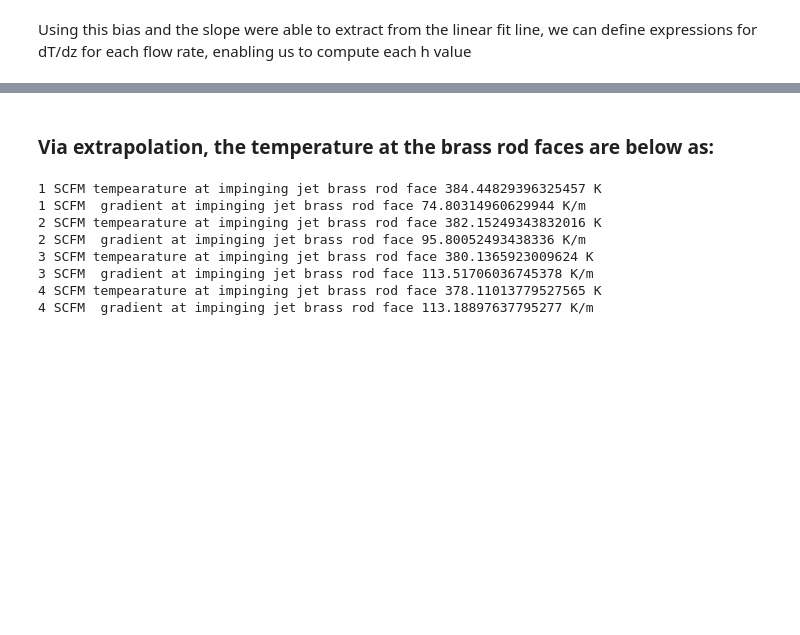
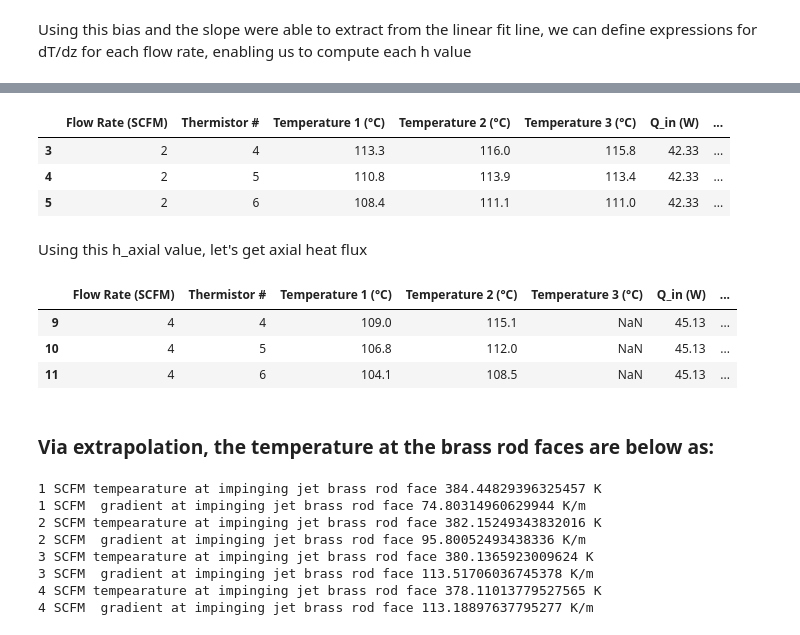
Before and after one commit to rahilisashaik/cbe154, a Jupyter notebook: heat-transfer-2/updated_HT_data_analysis.ipynb, the cells around one changed output, grey strips where cells are left out. Cells and saved outputs as stored; diff of their text form; code cells hidden in the pictures; blank space fills up the shorter version.

Commit message:
new U and h values

```diff
--- a/heat-transfer-2/updated_HT_data_analysis.ipynb
+++ b/heat-transfer-2/updated_HT_data_analysis.ipynb
@@ -190,5 +197,0 @@ def Q_axial_4(z):
-# %%
-df_1["Q_axial (W)"] = df_1["positions (m)"].apply(Q_axial_1)
-df_2["Q_axial (W)"] = df_2["positions (m)"].apply(Q_axial_2)
-df_3["Q_axial (W)"] = df_3["positions (m)"].apply(Q_axial_3)
-df_4["Q_axial (W)"] = df_4["positions (m)"].apply(Q_axial_4)
@@ -202,3 +198,41 @@ df_1
+# %%
+def h_1(T):
+    return (k_brass * slope_1)  / (T - T_air)
+
+def h_2(T):
+    return (k_brass * slope_2)  / (T - T_air)
+
+def h_3(T):
+    return (k_brass * slope_3)  / (T - T_air)
+
+def h_4(T):
+    return (k_brass * slope_4)  / (T - T_air)
+# %%
+df_1["h_axial (W/m^2 K)"] = df_1["Avg Temp (K)"].apply(h_1)
+df_2["h_axial (W/m^2 K)"] = df_2["Avg Temp (K)"].apply(h_2)
+df_3["h_axial (W/m^2 K)"] = df_3["Avg Temp (K)"].apply(h_3)
+df_4["h_axial (W/m^2 K)"] = df_4["Avg Temp (K)"].apply(h_4)
+# %%
+df_2
+# %% [output]
+|  | Flow Rate (SCFM) | Thermistor # | Temperature 1 (°C) | Temperature 2 (°C) | Temperature 3 (°C) | Q_in (W) | ... |
+| 3 | 2 | 4 | 113.3 | 116.0 | 115.8 | 42.33 | ... |
+| 4 | 2 | 5 | 110.8 | 113.9 | 113.4 | 42.33 | ... |
+| 5 | 2 | 6 | 108.4 | 111.1 | 111.0 | 42.33 | ... |
+# %% [markdown]
+Using this h_axial value, let's get axial heat flux
+# %%
+df_1["q_axial (W/m^2)"] = df_1["h_axial (W/m^2 K)"] * (df_1["Avg Temp (K)"] - T_air_jet)
+df_2["q_axial (W/m^2)"] = df_2["h_axial (W/m^2 K)"] * (df_2["Avg Temp (K)"] - T_air_jet)
+df_3["q_axial (W/m^2)"] = df_3["h_axial (W/m^2 K)"] * (df_3["Avg Temp (K)"] - T_air_jet)
+df_4["q_axial (W/m^2)"] = df_4["h_axial (W/m^2 K)"] * (df_4["Avg Temp (K)"] - T_air_jet)
+# %%
+df_4
+# %% [output]
+|  | Flow Rate (SCFM) | Thermistor # | Temperature 1 (°C) | Temperature 2 (°C) | Temperature 3 (°C) | Q_in (W) | ... |
+| 9 | 4 | 4 | 109.0 | 115.1 | NaN | 45.13 | ... |
+| 10 | 4 | 5 | 106.8 | 112.0 | NaN | 45.13 | ... |
+| 11 | 4 | 6 | 104.1 | 108.5 | NaN | 45.13 | ... |
 # %% [markdown]
 ### Via extrapolation, the temperature at the brass rod faces are below as:
 # %%
```
Also changed, not shown: parts of 54 cells of this notebook, 4 other files.
